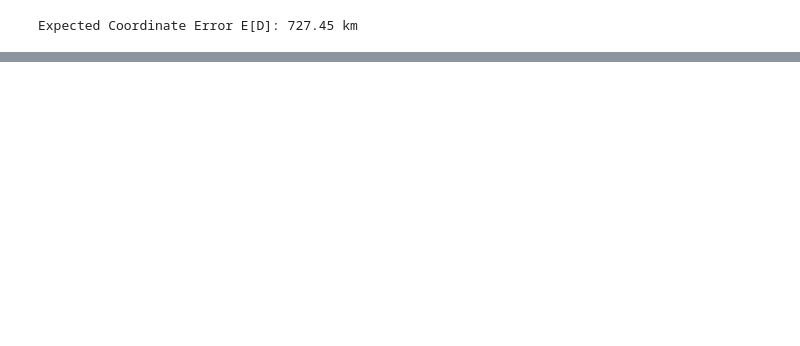
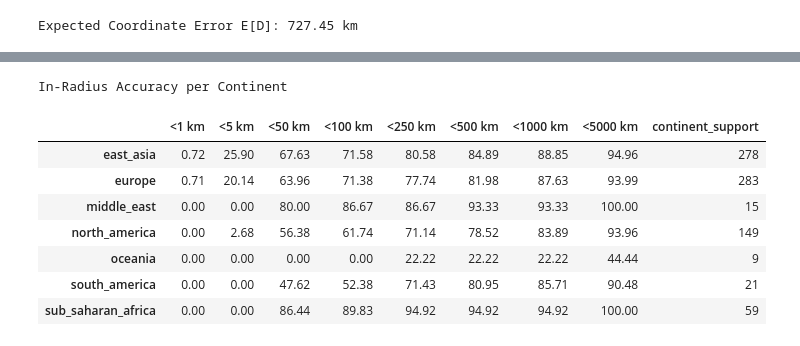
Before and after one commit to ChandrashekarCR/mgps_optimization, a Jupyter notebook: notebooks/feature_enginerring.ipynb, the cells around one changed output, grey strips where cells are left out. Saved outputs shown, nothing was run; the diff lists cells and outputs as text; code cells hidden in the pictures; blank space fills up the shorter version.

```diff
--- a/notebooks/feature_enginerring.ipynb
+++ b/notebooks/feature_enginerring.ipynb
@@ -474,0 +652,15 @@ group_stats
+# %%
+continent_metrics = in_radius_by_group(df, group_col='true_cont_name')
+print("In-Radius Accuracy per Continent")
+continent_metrics['continent_support'] = continent_metrics.index.map(cont_support_map)
+continent_metrics.round(2)
+# %% [output]
+In-Radius Accuracy per Continent
+|  | <1 km | <5 km | <50 km | <100 km | <250 km | <500 km | <1000 km | <5000 km | continent_support |
+| east_asia | 0.72 | 25.90 | 67.63 | 71.58 | 80.58 | 84.89 | 88.85 | 94.96 | 278 |
+| europe | 0.71 | 20.14 | 63.96 | 71.38 | 77.74 | 81.98 | 87.63 | 93.99 | 283 |
+| middle_east | 0.00 | 0.00 | 80.00 | 86.67 | 86.67 | 93.33 | 93.33 | 100.00 | 15 |
+| north_america | 0.00 | 2.68 | 56.38 | 61.74 | 71.14 | 78.52 | 83.89 | 93.96 | 149 |
+| oceania | 0.00 | 0.00 | 0.00 | 0.00 | 22.22 | 22.22 | 22.22 | 44.44 | 9 |
+| south_america | 0.00 | 0.00 | 47.62 | 52.38 | 71.43 | 80.95 | 85.71 | 90.48 | 21 |
+| sub_saharan_africa | 0.00 | 0.00 | 86.44 | 89.83 | 94.92 | 94.92 | 94.92 | 100.00 | 59 |
```
Also changed, not shown: parts of 13 cells of this notebook, 21 other files.
